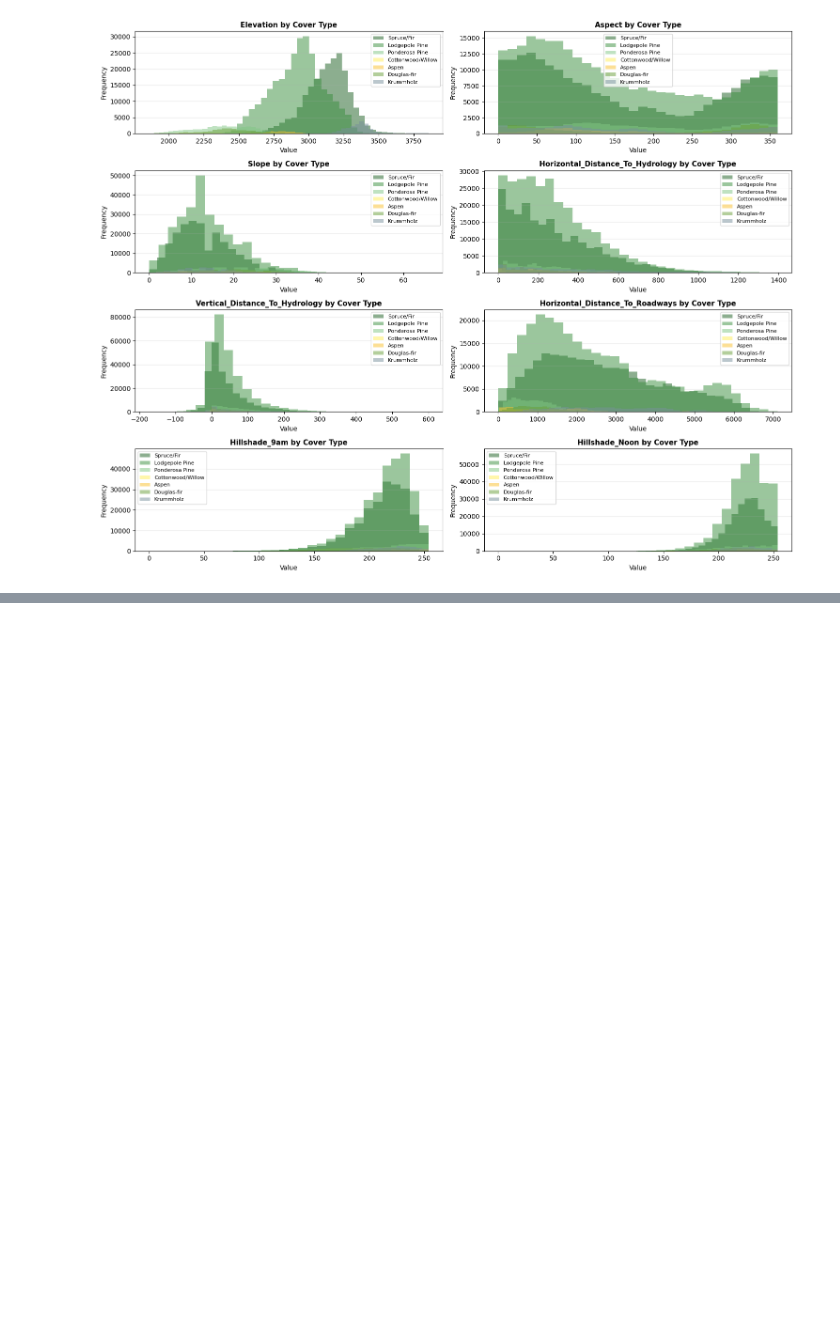
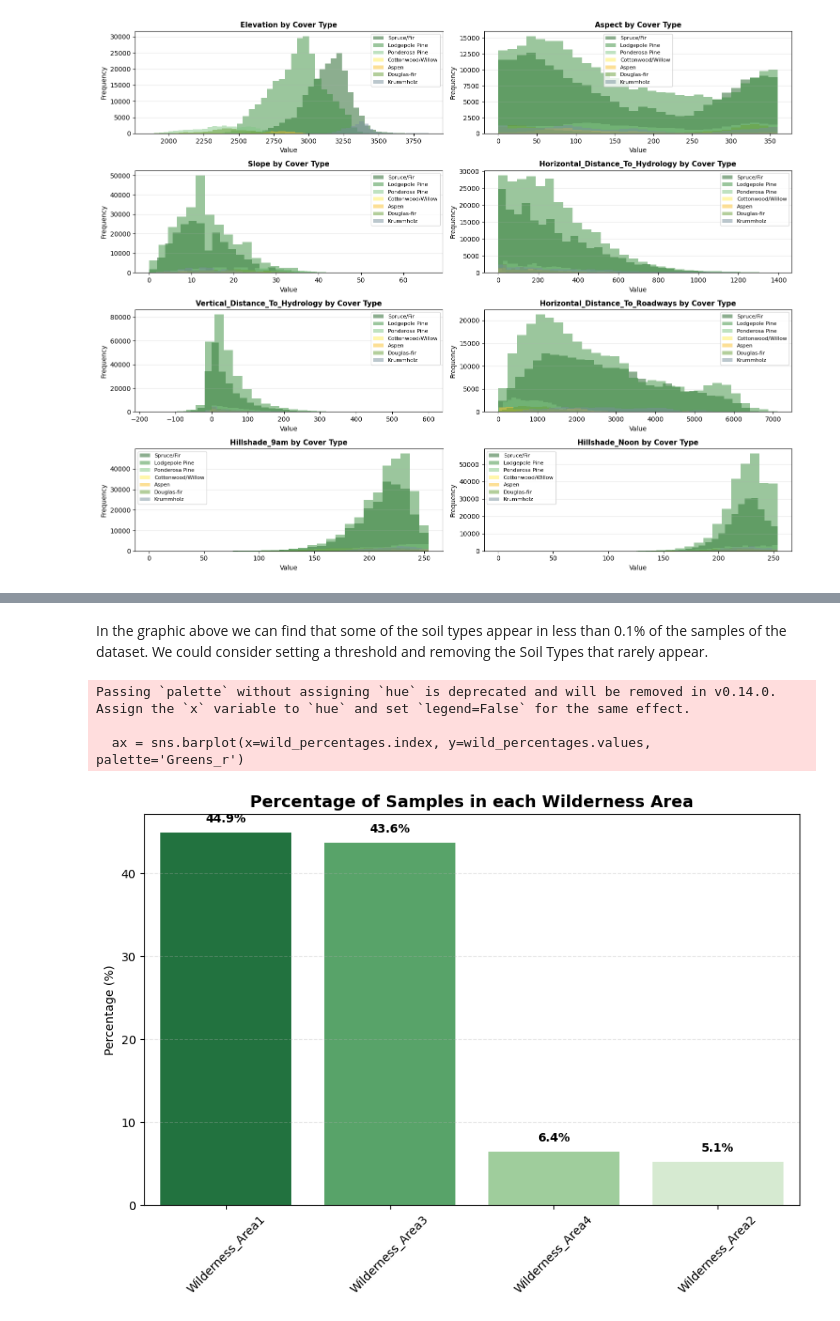
Before and after one commit to ineguiluz1/Forest-Covertype-Prediction-AML, a Jupyter notebook: notebooks/EDA.ipynb, the cells around one changed output, grey strips where cells are left out. Saved outputs shown, nothing was run; the diff lists cells and outputs as text; code cells hidden in the pictures; blank space fills up the shorter version.

```diff
--- a/notebooks/EDA.ipynb
+++ b/notebooks/EDA.ipynb
@@ -286,0 +312,26 @@ plt.show()
+# %% [markdown]
+In the graphic above we can find that some of the soil types appear in less than 0.1% of the samples of the dataset. We could consider setting a threshold and removing the Soil Types that rarely appear.
+# %%
+wild_cols = [col for col in df.columns if 'Wilderness_Area' in col]
+
+# 1. Frequency Analysis
+wild_counts = df[wild_cols].sum().sort_values(ascending=False)
+wild_percentages = (wild_counts / len(df)) * 100
+
+plt.figure(figsize=(10, 6))
+ax = sns.barplot(x=wild_percentages.index, y=wild_percentages.values, palette='Greens_r')
+
+for i, v in enumerate(wild_percentages.values):
+    ax.text(i, v + 1, f'{v:.1f}%', ha='center', va='bottom', fontweight='bold')
+
+plt.title('Percentage of Samples in each Wilderness Area', fontsize=14, fontweight='bold')
+plt.ylabel('Percentage (%)')
+plt.xlabel('')
+plt.xticks(rotation=45)
+plt.grid(axis='y', linestyle='--', alpha=0.3)
+plt.show()
+# %% [output]
+Passing `palette` without assigning `hue` is deprecated and will be removed in v0.14.0. Assign the `x` variable to `hue` and set `legend=False` for the same effect.
+
+  ax = sns.barplot(x=wild_percentages.index, y=wild_percentages.values, palette='Greens_r')
+[figure, added]
```
Also changed, not shown: parts of 7 cells of this notebook, 1 other file.
